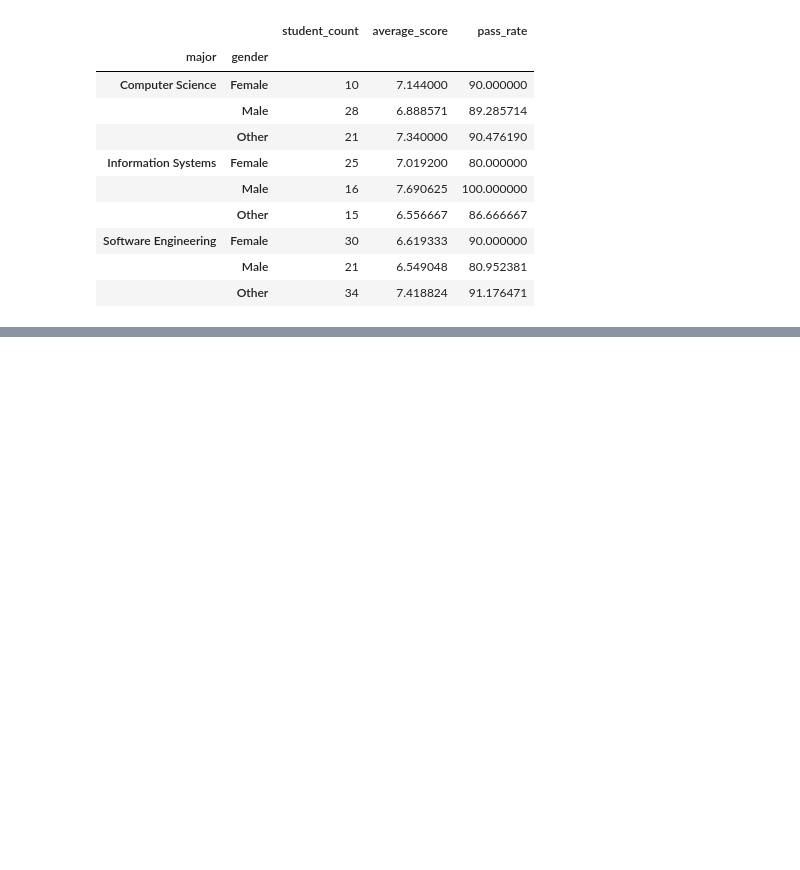
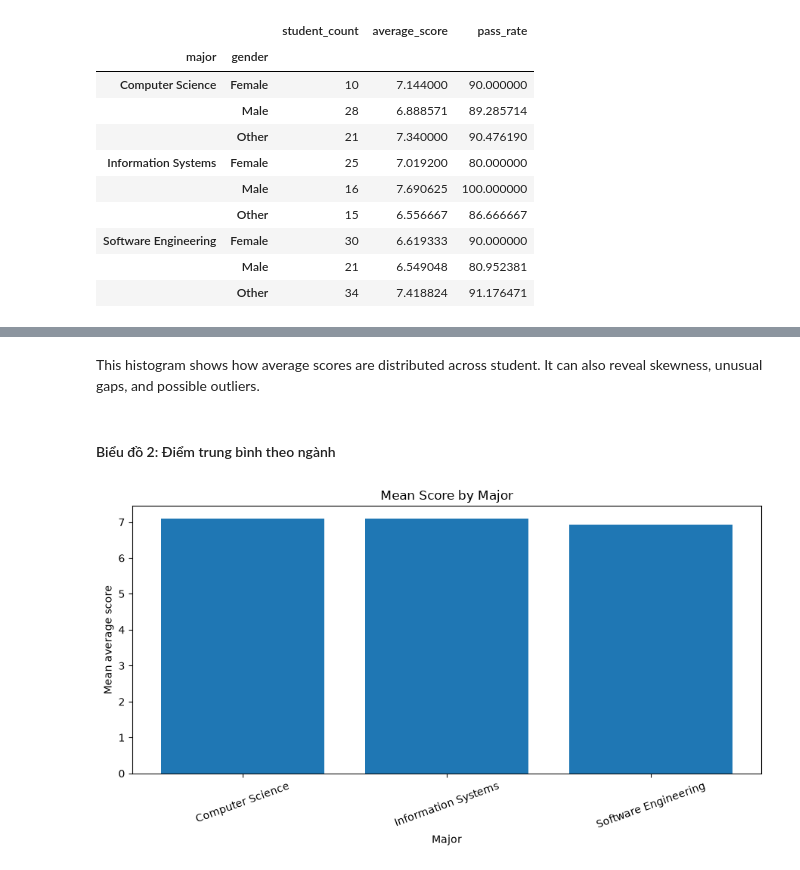
Before and after one commit to MinhDuyenTran/machine_learning, a Jupyter notebook: python-for-ml/mini_projects/student_performance/notebooks/student_performce_analysis.ipynb, the cells around one changed output, grey strips where cells are left out. Cells and saved outputs as stored; diff of their text form; code cells hidden in the pictures; blank space fills up the shorter version.

```diff
--- a/python-for-ml/mini_projects/student_performance/notebooks/student_performce_analysis.ipynb
+++ b/python-for-ml/mini_projects/student_performance/notebooks/student_performce_analysis.ipynb
@@ -981,0 +1011,27 @@ group_summary
+# %% [markdown]
+This histogram shows how average scores are distributed across student.
+It can also reveal skewness, unusual gaps, and possible outliers.
+# %% [markdown]
+#### Biểu đồ 2: Điểm trung bình theo ngành
+# %%
+plt.figure(figsize=(9, 5))
+
+plt.bar(
+    major_average.index,
+    major_average.values,
+)
+
+plt.title("Mean Score by Major")
+plt.xlabel("Major")
+plt.ylabel("Mean average score")
+plt.xticks(rotation=20)
+plt.tight_layout()
+
+plt.savefig(
+    FIGURES_DIR / "mean_score_by_major.png",
+    dpi=150,
+)
+
+plt.show()
+# %% [output]
+[figure, added]
```
Also changed, not shown: parts of 10 cells of this notebook, 5 other files.
